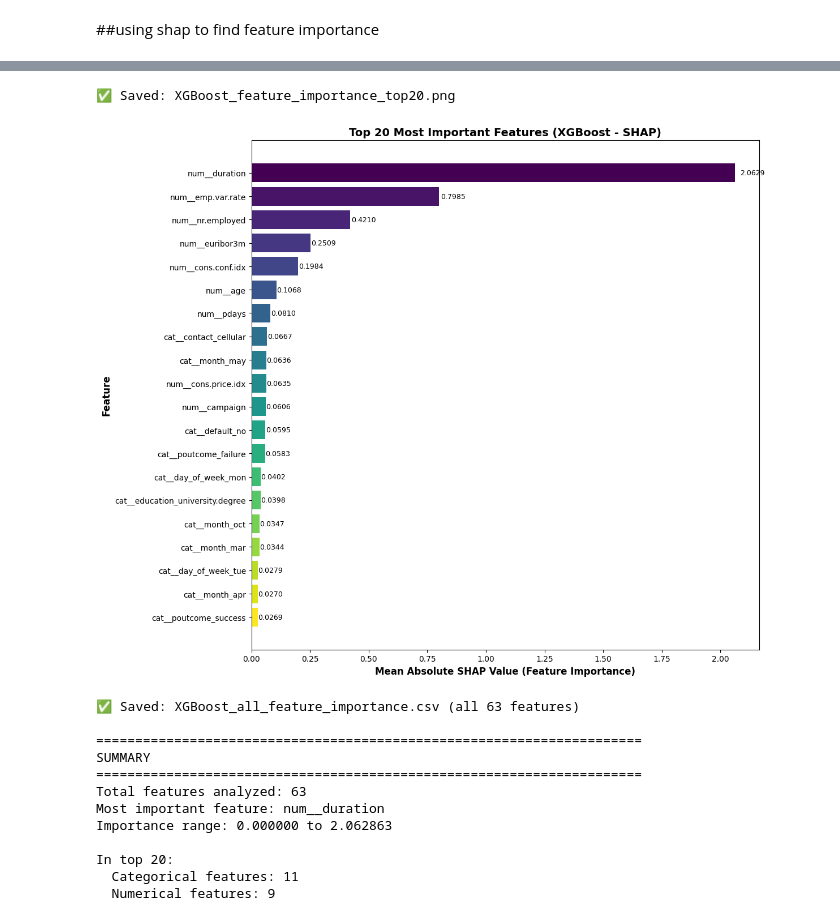
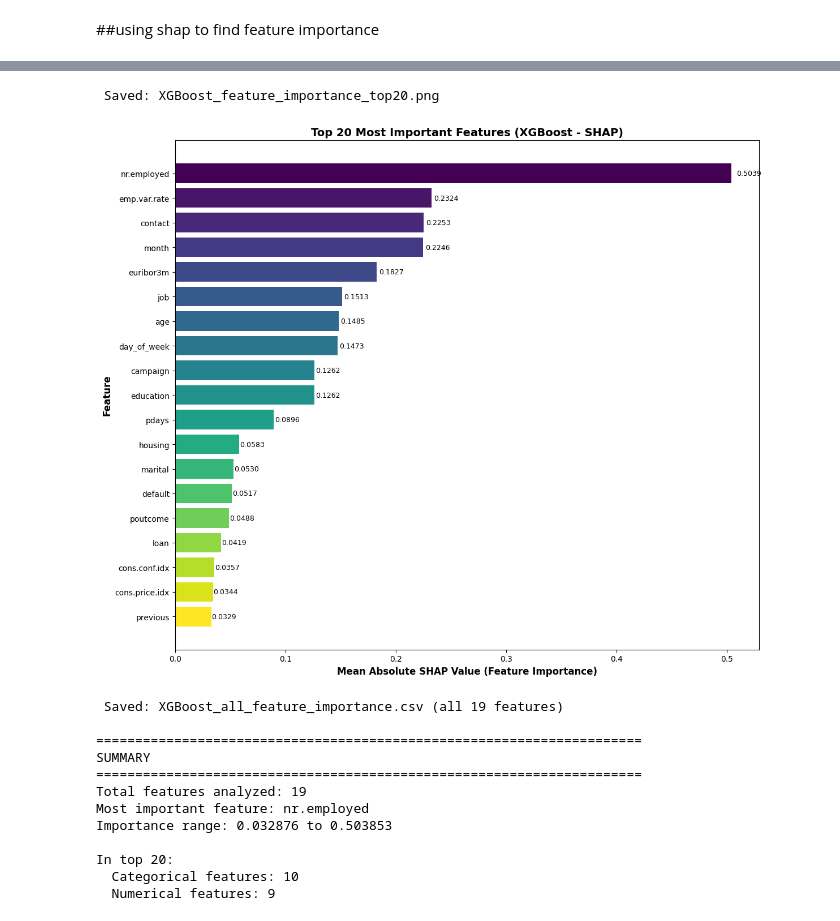
Before and after one commit to imk38/Bank_Marketing_ML_Comparison, a Jupyter notebook: src/TreeBasedModels/XGBoostBM.ipynb, the cells around one changed output, grey strips where cells are left out. Cells and saved outputs as stored; diff of their text form; code cells hidden in the pictures.

```diff
--- a/src/TreeBasedModels/XGBoostBM.ipynb
+++ b/src/TreeBasedModels/XGBoostBM.ipynb
@@ -37,7 +37,7 @@ preprocessor = ColumnTransformer(
 xgb = XGBClassifier(
     objective='binary:logistic',
     eval_metric='logloss',
-    random_state = 1,
-    verbose = -1,
+    enable_categorical=True,
+    random_state=1,
     use_label_encoder=False
 )
@@ -62,11 +57,11 @@ X_train, X_test, y_train, y_test = train_test_split(
 # %%
 #grid search with 5 fold cross validation
 grid_search = GridSearchCV(
-    estimator=pipe,
+    estimator=xgb,
     param_grid=param_grid,
     cv=5,
     n_jobs=-1,
-    verbose=2,
+    verbose=1,
     scoring='f1'
 )
 
@@ -218,20 +167,17 @@ sample_size = 2000  # Limiting sample size for computational efficiency
 X_sample = X_test.iloc[:sample_size]
 y_sample = y_test.iloc[:sample_size]
 
-# Transform the sample using the preprocessor
-X_test_transformed = best_model.named_steps['preprocessor'].transform(X_sample)
+# No transformation needed - XGBoost handles categorical features natively
+# Just use the raw data
+X_test_sample = X_sample
 
-# Convert sparse matrix to dense if necessary
-if hasattr(X_test_transformed, "toarray"):
-    X_test_transformed = X_test_transformed.toarray()
+# Feature names are just the column names from X
+feature_names = list(X_test_sample.columns)
 
-# Get feature names from the preprocessor
-feature_names = best_model.named_steps['preprocessor'].get_feature_names_out()
-
-# Calculate SHAP values
+# Calculate SHAP values using the model directly (not through pipeline)
 print("Calculating SHAP values...")
-explainer = shap.TreeExplainer(best_model.named_steps['model'])
-shap_values = explainer.shap_values(X_test_transformed)
+explainer = shap.TreeExplainer(best_model)
+shap_values = explainer.shap_values(X_test_sample)
 
 # Handle different SHAP output formats
 if isinstance(shap_values, list):
@@ -241,7 +187,7 @@ else:
 
 # Debugging: check shapes
 print(f"Shape of shap_values_class1: {shap_values_class1.shape}")
-print(f"Shape of X_test_transformed: {X_test_transformed.shape}")
+print(f"Shape of X_test_sample: {X_test_sample.shape}")
 print(f"Number of features: {len(feature_names)}")
 
 # Ensure 2D shape
@@ -291,54 +237,54 @@ Top 20 most important features:
 # %%
-# Plot bar chart of top features
+#plot bar chart of top features
 plt.figure(figsize=(12, 10))
 colors = plt.cm.viridis(np.linspace(0, 1, len(top_features)))
 bars = plt.barh(range(len(top_features)), top_features['importance'], color=colors)
 plt.yticks(range(len(top_features)), top_features['feature'], fontsize=10)
 plt.xlabel('Mean Absolute SHAP Value (Feature Importance)', fontsize=12, fontweight='bold')
 plt.ylabel('Feature', fontsize=12, fontweight='bold')
 plt.title(f'Top {top_n} Most Important Features (XGBoost - SHAP)',
           fontsize=14, fontweight='bold')
 plt.gca().invert_yaxis()
 
-# Add value labels to bars
+#add value labels to bars
 for i, (bar, val) in enumerate(zip(bars, top_features['importance'])):
     plt.text(val + val*0.01, i, f'{val:.4f}', va='center', fontsize=9)
 
 plt.tight_layout()
 plt.savefig(f'output/XGBoost_feature_importance_top{top_n}.png', dpi=300, bbox_inches='tight')
-print(f"\n✅ Saved: XGBoost_feature_importance_top{top_n}.png")
+print(f"\n Saved: XGBoost_feature_importance_top{top_n}.png")
 plt.show()
 
-# Save all feature importances to CSV
+#save all feature importances to CSV
 feature_importance.to_csv('output/XGBoost_all_feature_importance.csv', index=False)
-print(f"✅ Saved: XGBoost_all_feature_importance.csv (all {len(feature_importance)} features)")
+print(f" Saved: XGBoost_all_feature_importance.csv (all {len(feature_importance)} features)")
 
-# Print summary statistics
+#print summary statistics
 print("\n" + "="*70)
 print("SUMMARY")
 print("="*70)
 print(f"Total features analyzed: {len(feature_names)}")
 print(f"Most important feature: {top_features.iloc[0]['feature']}")
 print(f"Importance range: {feature_importance['importance'].min():.6f} to {feature_importance['importance'].max():.6f}")
 
 # Show categorical vs numerical breakdown
-categorical_count = sum(1 for f in top_features['feature'] if 'cat__' in f)
-numerical_count = sum(1 for f in top_features['feature'] if 'num__' in f)
+categorical_count = sum(1 for f in top_features['feature'] if f in categorical_cols)
+numerical_count = sum(1 for f in top_features['feature'] if f in numeric_cols)
 print(f"\nIn top {top_n}:")
 print(f"  Categorical features: {categorical_count}")
 print(f"  Numerical features: {numerical_count}")
 # %% [output]
-✅ Saved: XGBoost_feature_importance_top20.png
+ Saved: XGBoost_feature_importance_top20.png
-[figure, old version]
+[figure, new version]
-✅ Saved: XGBoost_all_feature_importance.csv (all 63 features)
+ Saved: XGBoost_all_feature_importance.csv (all 19 features)
 
 ======================================================================
 SUMMARY
 ======================================================================
-Total features analyzed: 63
-Most important feature: num__duration
-Importance range: 0.000000 to 2.062863
+Total features analyzed: 19
+Most important feature: nr.employed
+Importance range: 0.032876 to 0.503853
 
 In top 20:
-  Categorical features: 11
+  Categorical features: 10
   Numerical features: 9
```
Also changed, not shown: parts of 10 cells of this notebook, 14 other files.
